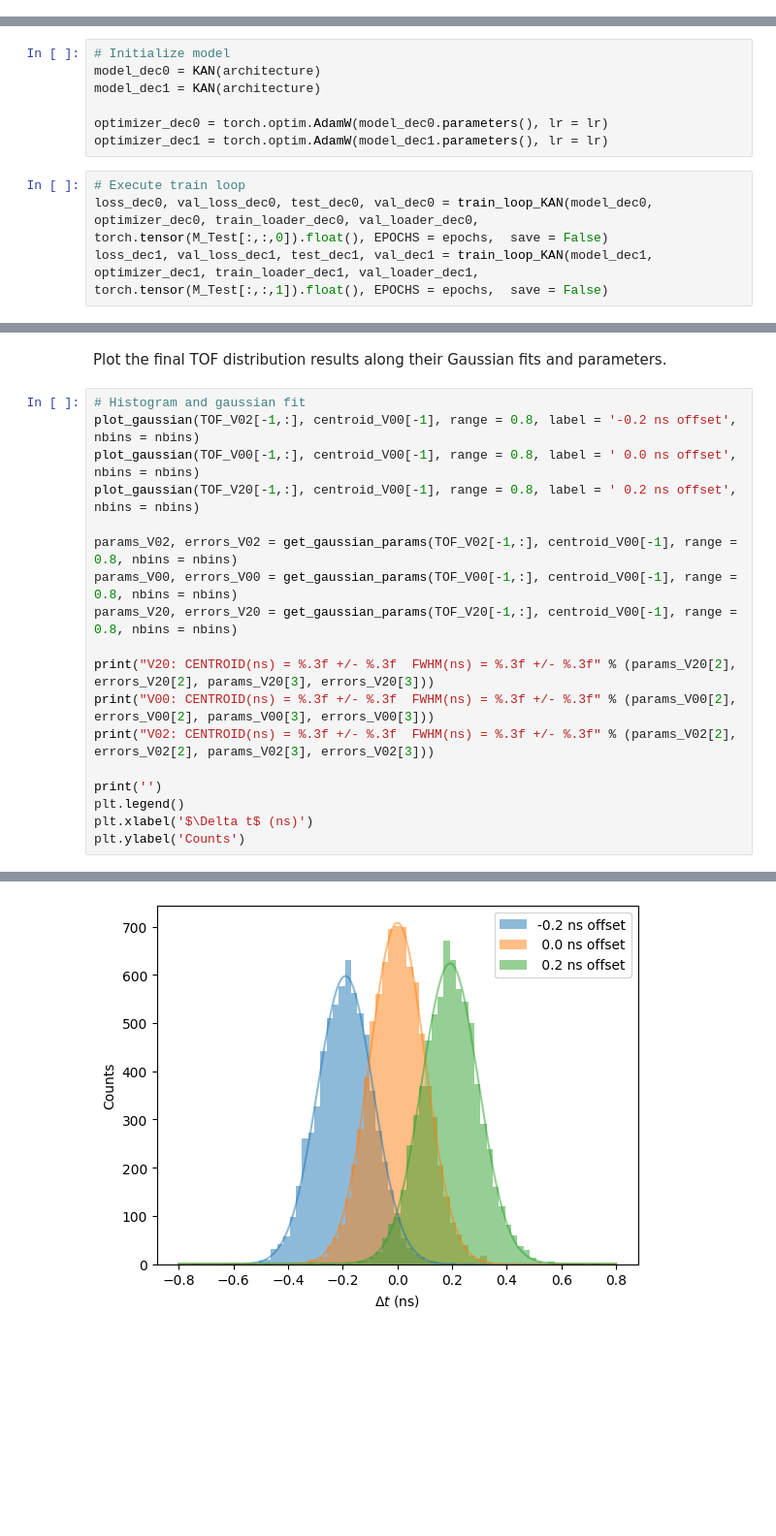
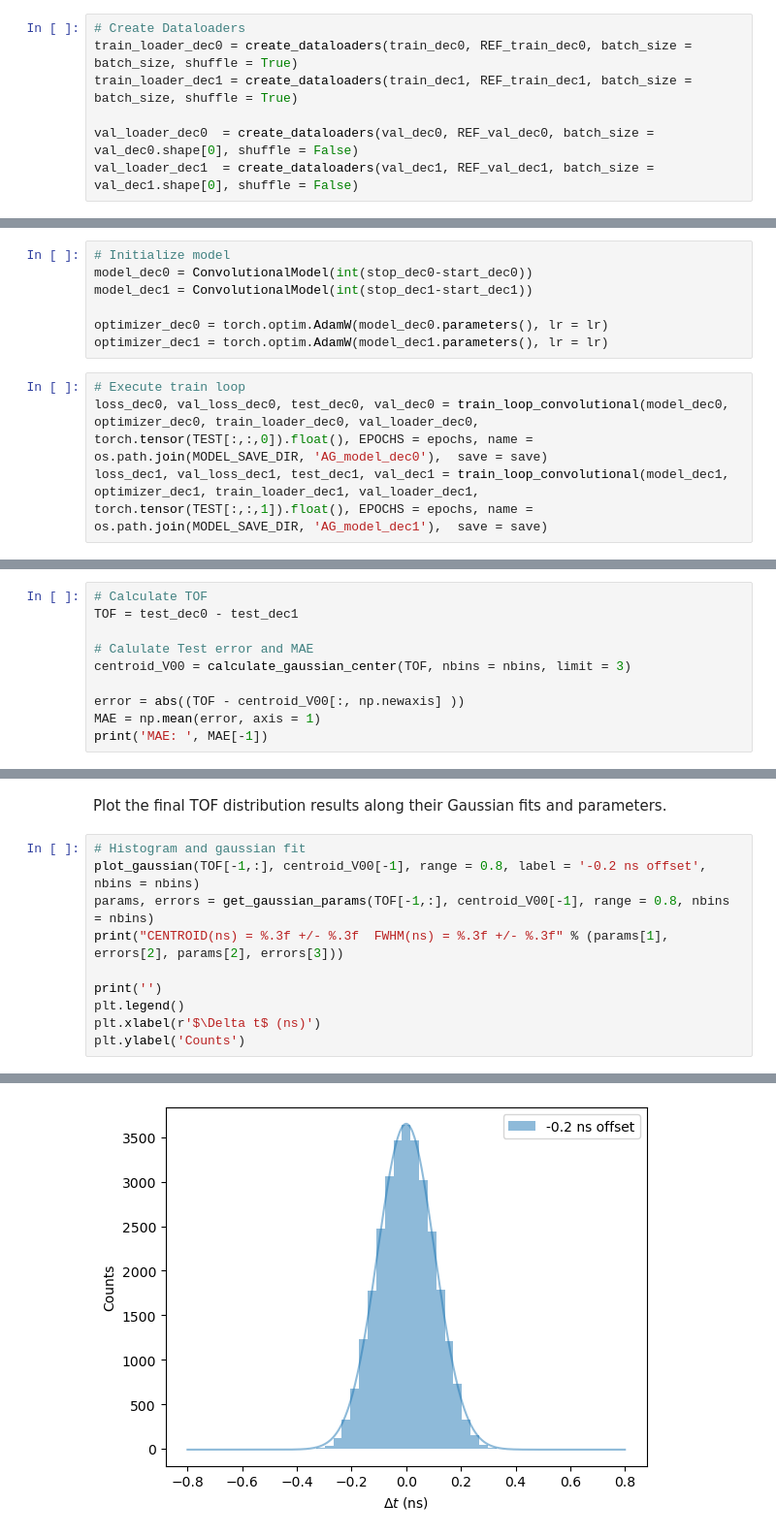
Before and after one commit to wjosefw/MLTiming, a Jupyter notebook: Quickstart_MLTiming.ipynb, the cells around one changed output, grey strips where cells are left out. Shown at 97% size. Cells and saved outputs as stored; diff of their text form; blank space fills up the shorter version.

```diff
--- a/Quickstart_MLTiming.ipynb
+++ b/Quickstart_MLTiming.ipynb
@@ -116,3 +79,10 @@ val_loader_dec1 = torch.utils.data.DataLoader(val_dataset_dec1, batch_size = len
+# %%
+# Create Dataloaders
+train_loader_dec0 = create_dataloaders(train_dec0, REF_train_dec0, batch_size = batch_size, shuffle = True)
+train_loader_dec1 = create_dataloaders(train_dec1, REF_train_dec1, batch_size = batch_size, shuffle = True)
+
+val_loader_dec0  = create_dataloaders(val_dec0, REF_val_dec0, batch_size =  val_dec0.shape[0], shuffle = False)
+val_loader_dec1  = create_dataloaders(val_dec1, REF_val_dec1, batch_size =  val_dec1.shape[0], shuffle = False)
 # %% [markdown]
 # **ML MODEL**
 
@@ -120,12 +90,12 @@ In this quickstart notebook we use the KAN architecture. However, MLP and CNN sa
 # %%
 # Initialize model
-model_dec0 = KAN(architecture)
-model_dec1 = KAN(architecture)
+model_dec0 = ConvolutionalModel(int(stop_dec0-start_dec0))
+model_dec1 = ConvolutionalModel(int(stop_dec1-start_dec1))
 
 optimizer_dec0 = torch.optim.AdamW(model_dec0.parameters(), lr = lr)
 optimizer_dec1 = torch.optim.AdamW(model_dec1.parameters(), lr = lr)
 # %%
 # Execute train loop
-loss_dec0, val_loss_dec0, test_dec0, val_dec0 = train_loop_KAN(model_dec0, optimizer_dec0, train_loader_dec0, val_loader_dec0, torch.tensor(M_Test[:,:,0]).float(), EPOCHS = epochs,  save = False)
-loss_dec1, val_loss_dec1, test_dec1, val_dec1 = train_loop_KAN(model_dec1, optimizer_dec1, train_loader_dec1, val_loader_dec1, torch.tensor(M_Test[:,:,1]).float(), EPOCHS = epochs,  save = False)
+loss_dec0, val_loss_dec0, test_dec0, val_dec0 = train_loop_convolutional(model_dec0, optimizer_dec0, train_loader_dec0, val_loader_dec0, torch.tensor(TEST[:,:,0]).float(), EPOCHS = epochs, name = os.path.join(MODEL_SAVE_DIR, 'AG_model_dec0'),  save = save)
+loss_dec1, val_loss_dec1, test_dec1, val_dec1 = train_loop_convolutional(model_dec1, optimizer_dec1, train_loader_dec1, val_loader_dec1, torch.tensor(TEST[:,:,1]).float(), EPOCHS = epochs, name = os.path.join(MODEL_SAVE_DIR, 'AG_model_dec1'),  save = save)
 # %% [output]
@@ -173,0 +123,10 @@ print(MAE[-1])
+# %%
+# Calculate TOF
+TOF = test_dec0 - test_dec1
+
+# Calulate Test error and MAE
+centroid_V00 = calculate_gaussian_center(TOF, nbins = nbins, limit = 3)
+
+error = abs((TOF - centroid_V00[:, np.newaxis] ))
+MAE = np.mean(error, axis = 1)
+print('MAE: ', MAE[-1])
@@ -205,20 +159,12 @@ plt.legend()
 Plot the final TOF distribution results along their Gaussian fits and parameters.
 # %%
 # Histogram and gaussian fit
-plot_gaussian(TOF_V02[-1,:], centroid_V00[-1], range = 0.8, label = '-0.2 ns offset', nbins = nbins)
-plot_gaussian(TOF_V00[-1,:], centroid_V00[-1], range = 0.8, label = ' 0.0 ns offset', nbins = nbins)
-plot_gaussian(TOF_V20[-1,:], centroid_V00[-1], range = 0.8, label = ' 0.2 ns offset', nbins = nbins)
-
-params_V02, errors_V02 = get_gaussian_params(TOF_V02[-1,:], centroid_V00[-1], range = 0.8, nbins = nbins)
-params_V00, errors_V00 = get_gaussian_params(TOF_V00[-1,:], centroid_V00[-1], range = 0.8, nbins = nbins)
-params_V20, errors_V20 = get_gaussian_params(TOF_V20[-1,:], centroid_V00[-1], range = 0.8, nbins = nbins)
-
-print("V20: CENTROID(ns) = %.3f +/- %.3f  FWHM(ns) = %.3f +/- %.3f" % (params_V20[2], errors_V20[2], params_V20[3], errors_V20[3]))
-print("V00: CENTROID(ns) = %.3f +/- %.3f  FWHM(ns) = %.3f +/- %.3f" % (params_V00[2], errors_V00[2], params_V00[3], errors_V00[3]))
-print("V02: CENTROID(ns) = %.3f +/- %.3f  FWHM(ns) = %.3f +/- %.3f" % (params_V02[2], errors_V02[2], params_V02[3], errors_V02[3]))
+plot_gaussian(TOF[-1,:], centroid_V00[-1], range = 0.8, label = '-0.2 ns offset', nbins = nbins)
+params, errors = get_gaussian_params(TOF[-1,:], centroid_V00[-1], range = 0.8, nbins = nbins)
+print("CENTROID(ns) = %.3f +/- %.3f  FWHM(ns) = %.3f +/- %.3f" % (params[1], errors[2], params[2], errors[3]))
 
 print('')
 plt.legend()
-plt.xlabel('$\Delta t$ (ns)')
+plt.xlabel(r'$\Delta t$ (ns)')
 plt.ylabel('Counts')
 # %% [output]
@@ -228,2 +172,2 @@ V02: CENTROID(ns) = -0.190 +/- 0.001  FWHM(ns) = 0.240 +/- 0.001
 Text(0, 0.5, 'Counts')
-[figure, old version]
+[figure, new version]
```
Also changed, not shown: parts of 17 cells of this notebook.
